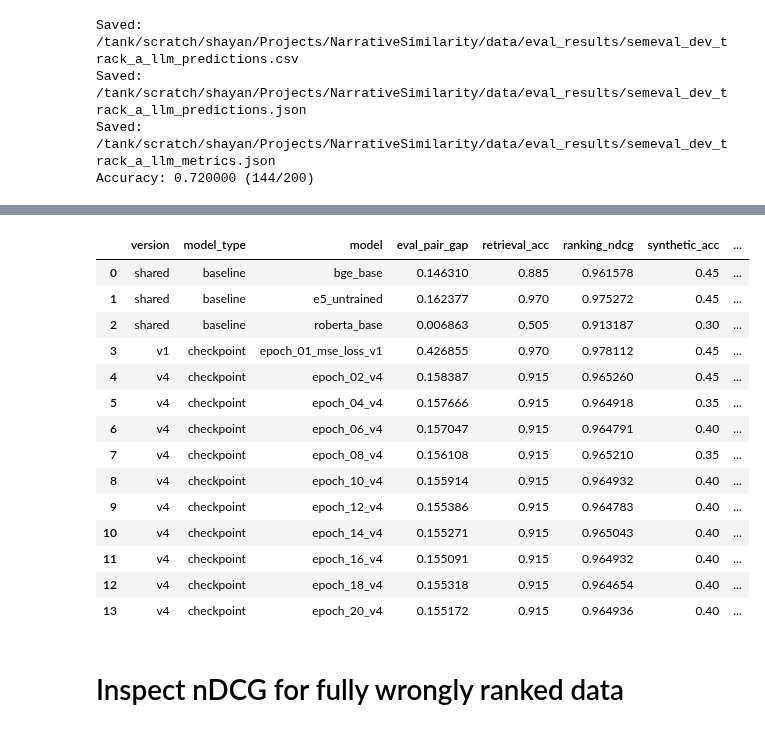
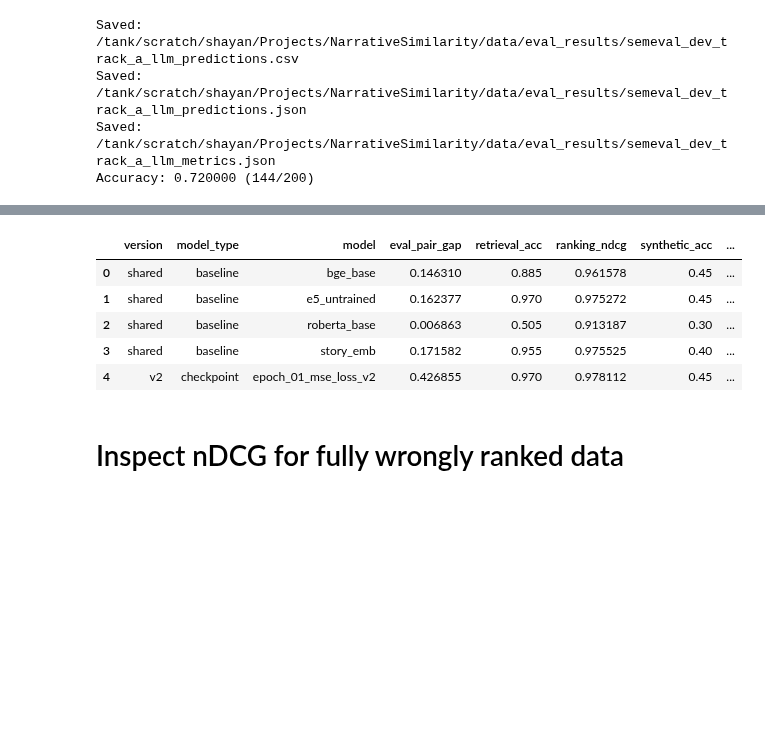
Before and after one commit to shaayaansh/NarrativeSimilarity, a Jupyter notebook: src/eval_embeddings.ipynb, the cells around one changed output, grey strips where cells are left out. Saved outputs shown, nothing was run; the diff lists cells and outputs as text; code cells hidden in the pictures; blank space fills up the shorter version.

Commit message:
add  new results

```diff
--- a/src/eval_embeddings.ipynb
+++ b/src/eval_embeddings.ipynb
@@ -1989,10 +1989,10 @@ if not (PROJECT_ROOT / 'data').exists() and (PROJECT_ROOT.parent / 'data').exist
     PROJECT_ROOT = PROJECT_ROOT.parent
 
 RESULT_FILES = {
-    "v1": PROJECT_ROOT / "data" / "eval_results" / "cli_eval_results.json",
-    # "v2": PROJECT_ROOT / "data" / "eval_results" / "cli_eval_results_v2.json",
+    # "v1": PROJECT_ROOT / "data" / "eval_results" / "cli_eval_results.json",
+    "v2": PROJECT_ROOT / "data" / "eval_results" / "cli_eval_results_v2.json",
     # "v3": PROJECT_ROOT / "data" / "eval_results" / "cli_eval_results_bge.json",
-    "v4": PROJECT_ROOT / "data" / "eval_results" / "cli_eval_results_bge_infonce.json"
+    # "v4": PROJECT_ROOT / "data" / "eval_results" / "cli_eval_results_bge_infonce.json"
 }
 
 def extract_row(model_name, model_type, task_map, version, llm_model_name=None):
@@ -2074,44 +2074,35 @@ for version, path in RESULT_FILES.items():
                 version="shared",
                 llm_model_name=llm_name,
             )
         )
 
 combined_compare_df = pd.DataFrame(rows)
 
 preferred_cols = [
     "version", "model_type", "model",
     "eval_pair_gap", "eval_pair_acc",
     "retrieval_acc",
     "ranking_ndcg",
     "synthetic_acc",
     "semeval_2026_acc",
     "semeval_2022_spearman", "semeval_2022_pearson",
     "llm_model",
 ]
 cols = [c for c in preferred_cols if c in combined_compare_df.columns]
 combined_compare_df = (
     combined_compare_df[cols]
     .sort_values(["model_type", "model"])
     .reset_index(drop=True)
 )
 
 display(combined_compare_df)
 # %% [output]
 |  | version | model_type | model | eval_pair_gap | retrieval_acc | ranking_ndcg | synthetic_acc | ... |
 | 0 | shared | baseline | bge_base | 0.146310 | 0.885 | 0.961578 | 0.45 | ... |
 | 1 | shared | baseline | e5_untrained | 0.162377 | 0.970 | 0.975272 | 0.45 | ... |
 | 2 | shared | baseline | roberta_base | 0.006863 | 0.505 | 0.913187 | 0.30 | ... |
-| 3 | v1 | checkpoint | epoch_01_mse_loss_v1 | 0.426855 | 0.970 | 0.978112 | 0.45 | ... |
-| 4 | v4 | checkpoint | epoch_02_v4 | 0.158387 | 0.915 | 0.965260 | 0.45 | ... |
-| 5 | v4 | checkpoint | epoch_04_v4 | 0.157666 | 0.915 | 0.964918 | 0.35 | ... |
-| 6 | v4 | checkpoint | epoch_06_v4 | 0.157047 | 0.915 | 0.964791 | 0.40 | ... |
-| 7 | v4 | checkpoint | epoch_08_v4 | 0.156108 | 0.915 | 0.965210 | 0.35 | ... |
-| 8 | v4 | checkpoint | epoch_10_v4 | 0.155914 | 0.915 | 0.964932 | 0.40 | ... |
-| 9 | v4 | checkpoint | epoch_12_v4 | 0.155386 | 0.915 | 0.964783 | 0.40 | ... |
-| 10 | v4 | checkpoint | epoch_14_v4 | 0.155271 | 0.915 | 0.965043 | 0.40 | ... |
-| 11 | v4 | checkpoint | epoch_16_v4 | 0.155091 | 0.915 | 0.964932 | 0.40 | ... |
-| 12 | v4 | checkpoint | epoch_18_v4 | 0.155318 | 0.915 | 0.964654 | 0.40 | ... |
-| 13 | v4 | checkpoint | epoch_20_v4 | 0.155172 | 0.915 | 0.964936 | 0.40 | ... |
+| 3 | shared | baseline | story_emb | 0.171582 | 0.955 | 0.975525 | 0.40 | ... |
+| 4 | v2 | checkpoint | epoch_01_mse_loss_v2 | 0.426855 | 0.970 | 0.978112 | 0.45 | ... |
 # %% [markdown]
 # Inspect nDCG for fully wrongly ranked data
 # %%
```
Also changed, not shown: 2 other files.
